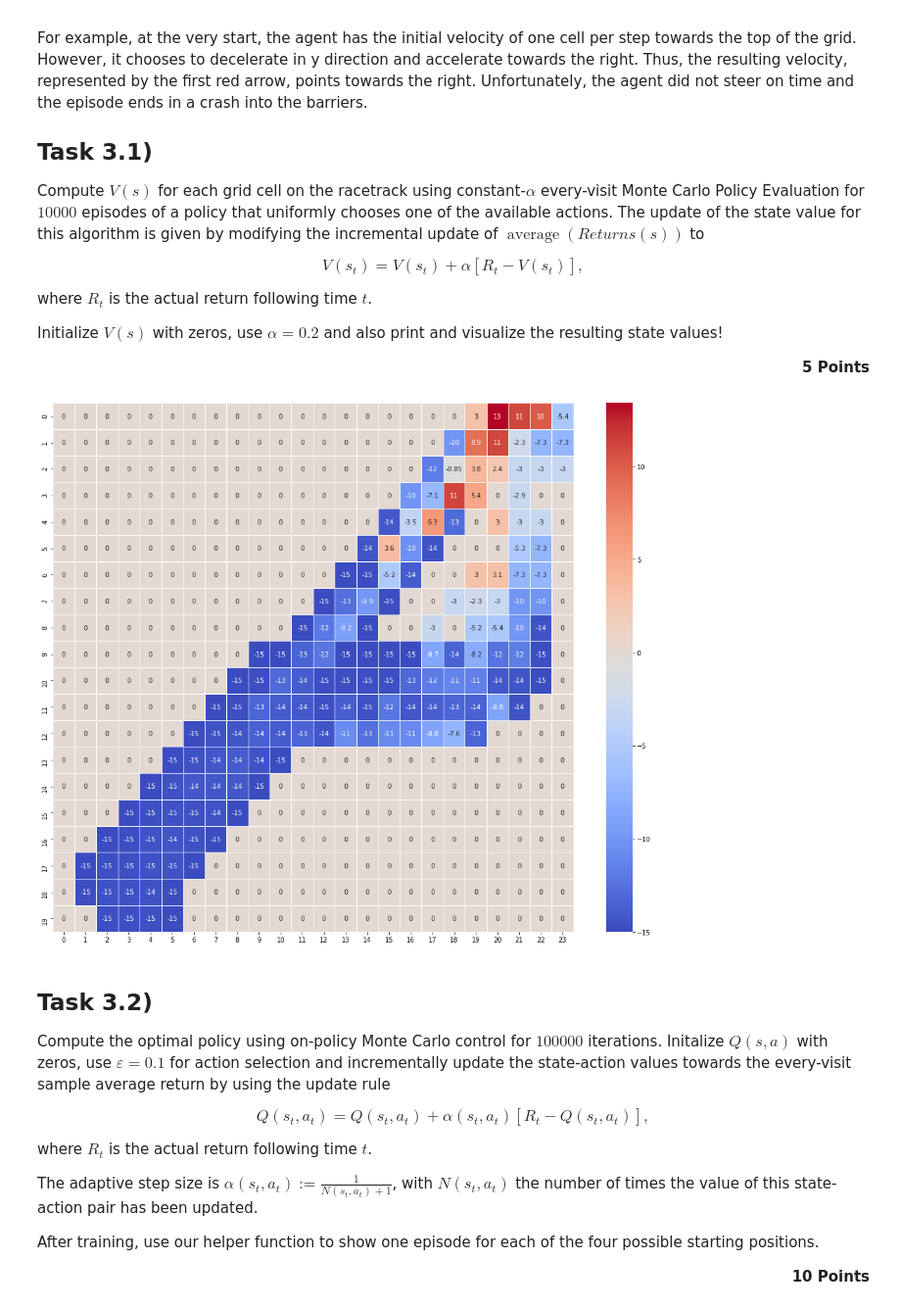
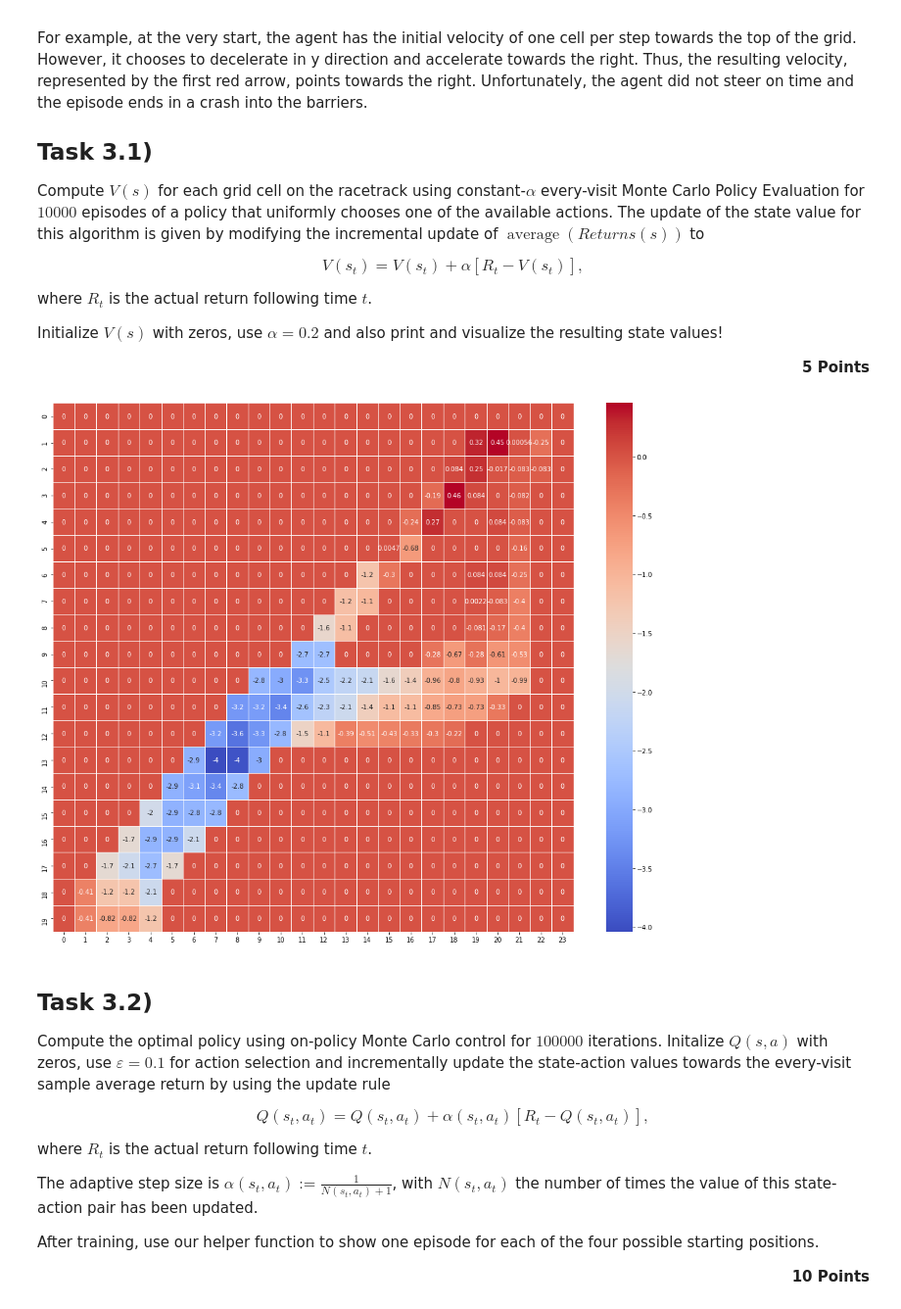
Before and after one commit to Kabilan-T/Robot_Learning, a Jupyter notebook: RL_Assignment_03/RL_Assignment_03.ipynb, the cells around one changed output. Shown at 98% size. Drawn from its saved outputs; the diff is of its cells as text; code cells hidden in the pictures.

```diff
--- a/RL_Assignment_03/RL_Assignment_03.ipynb
+++ b/RL_Assignment_03/RL_Assignment_03.ipynb
@@ -88,8 +88,7 @@ Initialize $V(s)$ with zeros, use $\alpha=0.2$ and also print and visualize the
 <div style="text-align: right; font-weight:bold"> 5 Points </div>
 # %%
 import numpy as np
-import seaborn as sns
-import matplotlib.pylab as plt
+from tqdm.auto import tqdm
 from helpers.utils import env, drawTrajectory, racetrack
 np.random.seed(321)
 
@@ -98,15 +97,12 @@ racer = env()
 racer.reset()
 
 # Initialize State value function
-V = np.zeros(racetrack.shape)
-# Initialize returns
-Returns = {(y,x):list() for y in range(racetrack.shape[0])
-                        for x in range(racetrack.shape[1])}
+V = np.zeros((*racetrack.shape,36))
 # factor
 alpha = 0.2
 
 # Running episodes
-num_episodes = range(0,10000)
+num_episodes = tqdm(range(0,10000))
 for episode in num_episodes:
     racer.reset() # Environment reset
     done = False # Episode over flag
@@ -115,41 +111,44 @@ for episode in num_episodes:
     states, rewards = list() ,list()
     # Initial state
     y, x = racer.getPosition()
-    v = racer.getVelocity()
+    [v] = racer.getVelocity()
+    prev_y,prev_x,prev_v = y,x,v
     # simulate until the episode is over
-    R = 0
     while not done:
-
+        states.append((prev_y,prev_x,prev_v))
         # Actions possible at the current velocity
         possibleActions = racer.getAvailableActions()
         # Choosing action randomly
         a = np.random.choice(possibleActions)
         # Executing the action
-        y, x, v, r, done, travel = racer.step(action = a, deviation=False)
-        states.append((y,x))
+        y, x, [v], r, done, travel = racer.step(action = a, deviation=False)
         rewards.append(r)
         # save the action move and velocity
         actions.append(a)
         moves.append(travel)
         velocities.append(v)
+        prev_y,prev_x,prev_v = y,x,v
         # Visualize the trajectory
         # drawTrajectory(moves, actions, velocities)
 
-    R = 0
-    T = len(states)
-    for t in range(T-1,-1,-1):
-        R = R + rewards[t]
-        if states[t] not in states[:t]:
-            y,x = states[t]
-            Returns[(y,x)].append(R)
-            V[y,x] = V[y,x] + alpha * (sum(Returns[(y,x)])/len(Returns[(y,x)]) - V[y,x])
+    for t,state in enumerate(states):
+        y,x,v = state
+        R = sum(rewards[t:])
+        V[y,x,v] = V[y,x,v] + alpha * (R - V[y,x,v])
 
-fig, ax = plt.subplots(figsize=(18,15))
-ax = sns.heatmap(V, annot=True,cmap="coolwarm", linewidth=0.5)
-plt.show()
+# fig, ax = plt.subplots(figsize=(18,15))
+# ax = sns.heatmap(V, annot=True,cmap="coolwarm", linewidth=0.5)
+# plt.show()
 # print("State Value function : \n",V)
-# %% [output]
-[figure, removed]
+# %%
+import seaborn as sns
+import matplotlib.pylab as plt
+fig, ax = plt.subplots(figsize=(18,15))
+ax = sns.heatmap(V.mean(-1), annot=True,cmap="coolwarm", linewidth=0.5)
+# ax.matshow
+plt.show()
+# %% [output]
+[figure, added]
 # %% [markdown]
 ## Task 3.2)
 
```
Also changed, not shown: parts of 7 cells of this notebook.
